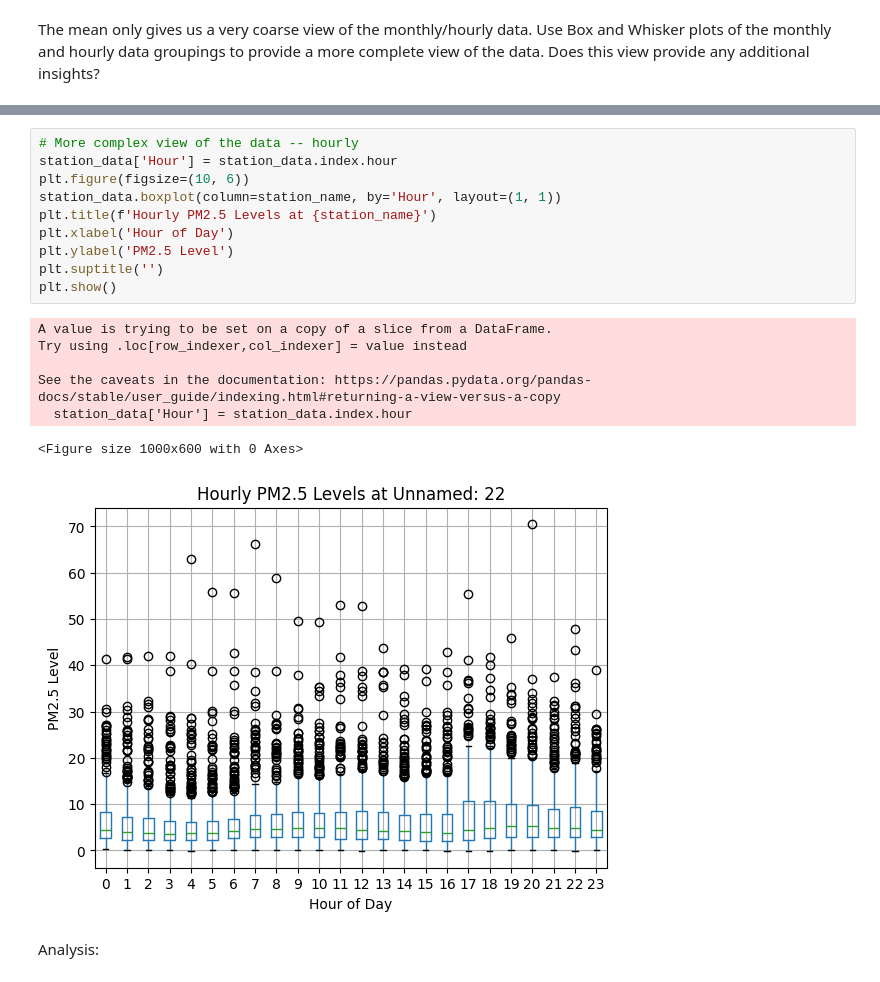
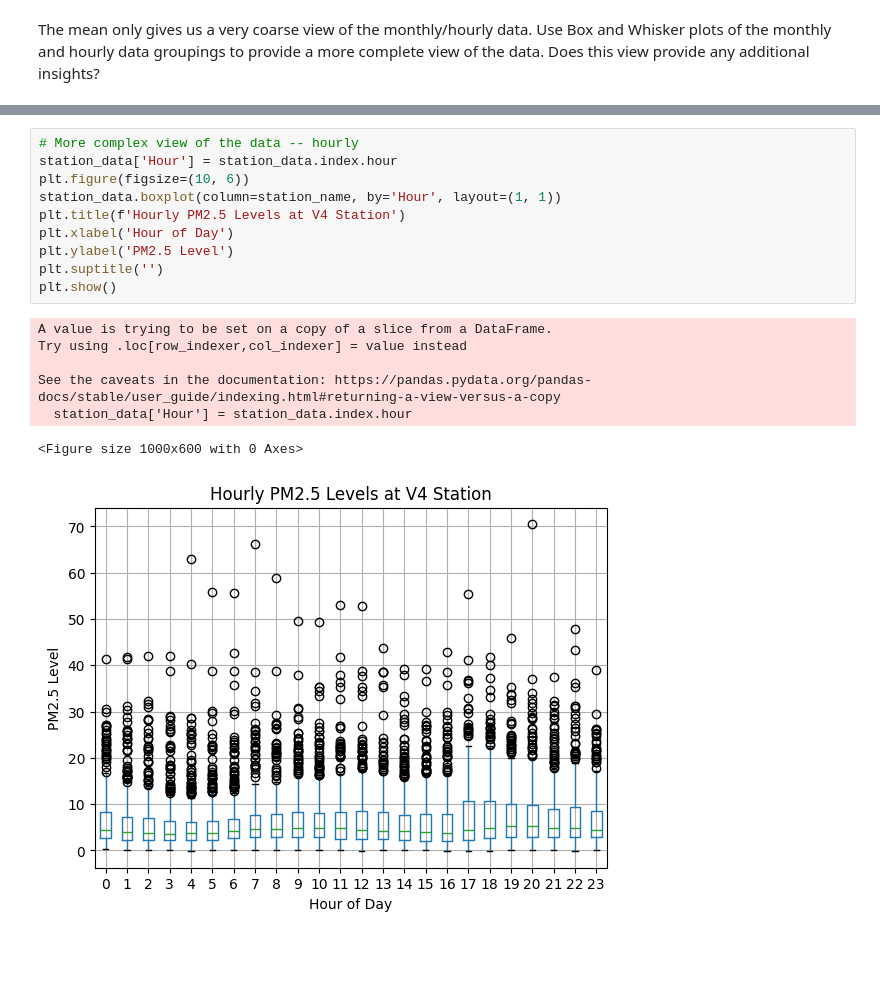
Before and after one commit to BrianErichsen/6017, a Jupyter notebook: HW1/analysis.ipynb, the cells around one changed output, grey strips where cells are left out. Drawn from its saved outputs; the diff is of its cells as text; blank space fills up the shorter version.

```diff
--- a/HW1/analysis.ipynb
+++ b/HW1/analysis.ipynb
@@ -151,20 +145,18 @@ Analysis:
 # %%
 # More complex view of the data -- hourly
 station_data['Hour'] = station_data.index.hour
 plt.figure(figsize=(10, 6))
 station_data.boxplot(column=station_name, by='Hour', layout=(1, 1))
-plt.title(f'Hourly PM2.5 Levels at {station_name}')
+plt.title(f'Hourly PM2.5 Levels at V4 Station')
 plt.xlabel('Hour of Day')
 plt.ylabel('PM2.5 Level')
 plt.suptitle('')
 plt.show()
 # %% [output]
 A value is trying to be set on a copy of a slice from a DataFrame.
 Try using .loc[row_indexer,col_indexer] = value instead
 
 See the caveats in the documentation: https://pandas.pydata.org/pandas-docs/stable/user_guide/indexing.html#returning-a-view-versus-a-copy
   station_data['Hour'] = station_data.index.hour
 <Figure size 1000x600 with 0 Axes>
-[figure, old version]
+[figure, new version]
-# %% [markdown]
-Analysis:
```
Also changed, not shown: parts of 12 cells of this notebook.
